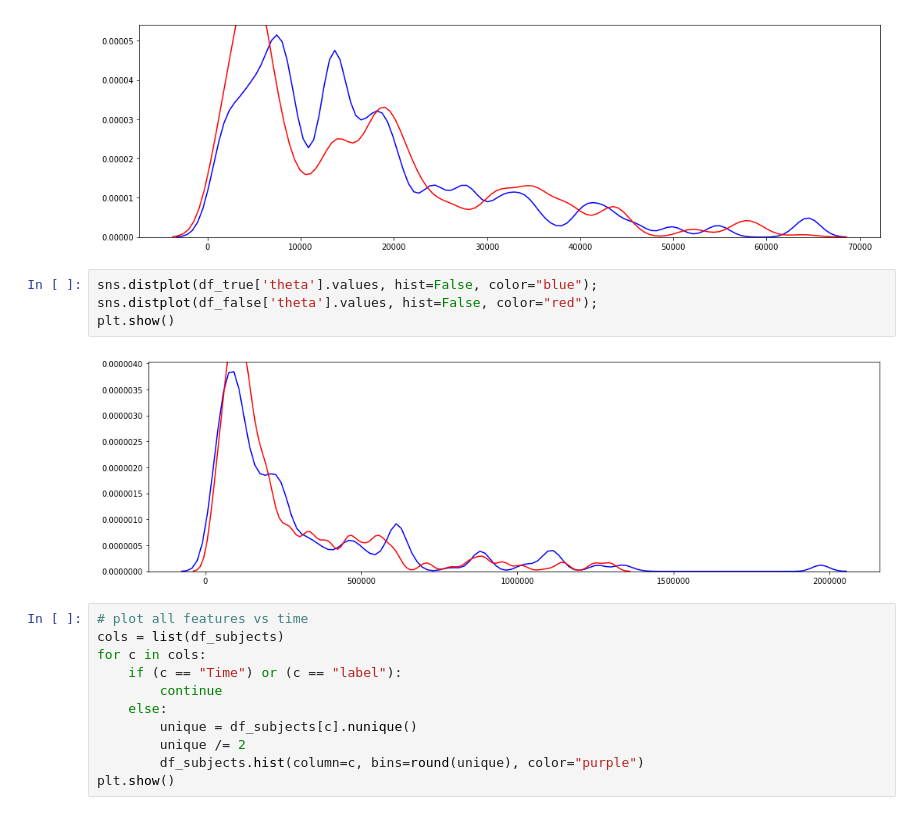
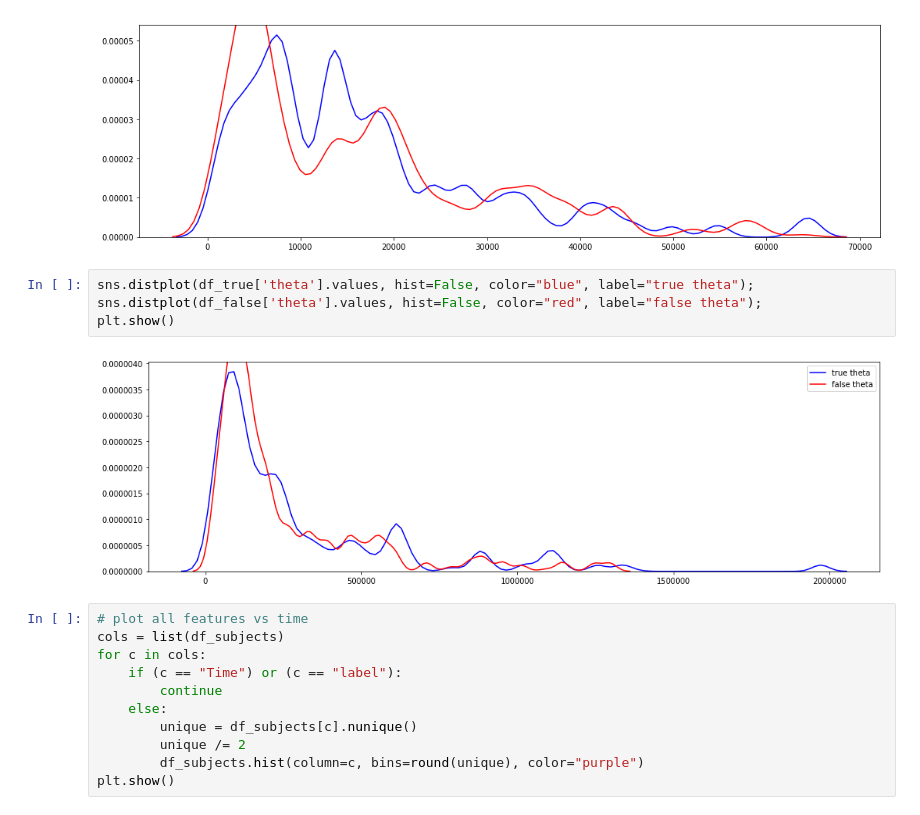
Before and after one commit to jimmychimmyy/ImageRecognitionBCI, a Jupyter notebook: classifier.ipynb, the cells around one changed output. Saved outputs shown, nothing was run; the diff lists cells and outputs as text.

```diff
--- a/classifier.ipynb
+++ b/classifier.ipynb
@@ -72,11 +78,11 @@ plt.show()
 # %% [output]
 [figure]
 # %%
-sns.distplot(df_true['theta'].values, hist=False, color="blue");
-sns.distplot(df_false['theta'].values, hist=False, color="red");
+sns.distplot(df_true['theta'].values, hist=False, color="blue", label="true theta");
+sns.distplot(df_false['theta'].values, hist=False, color="red", label="false theta");
 plt.show()
 # %% [output]
-[figure, old version]
+[figure, new version]
 # %%
 # plot all features vs time
 cols = list(df_subjects)
```
Also changed, not shown: parts of 8 cells of this notebook, 1 other file.
